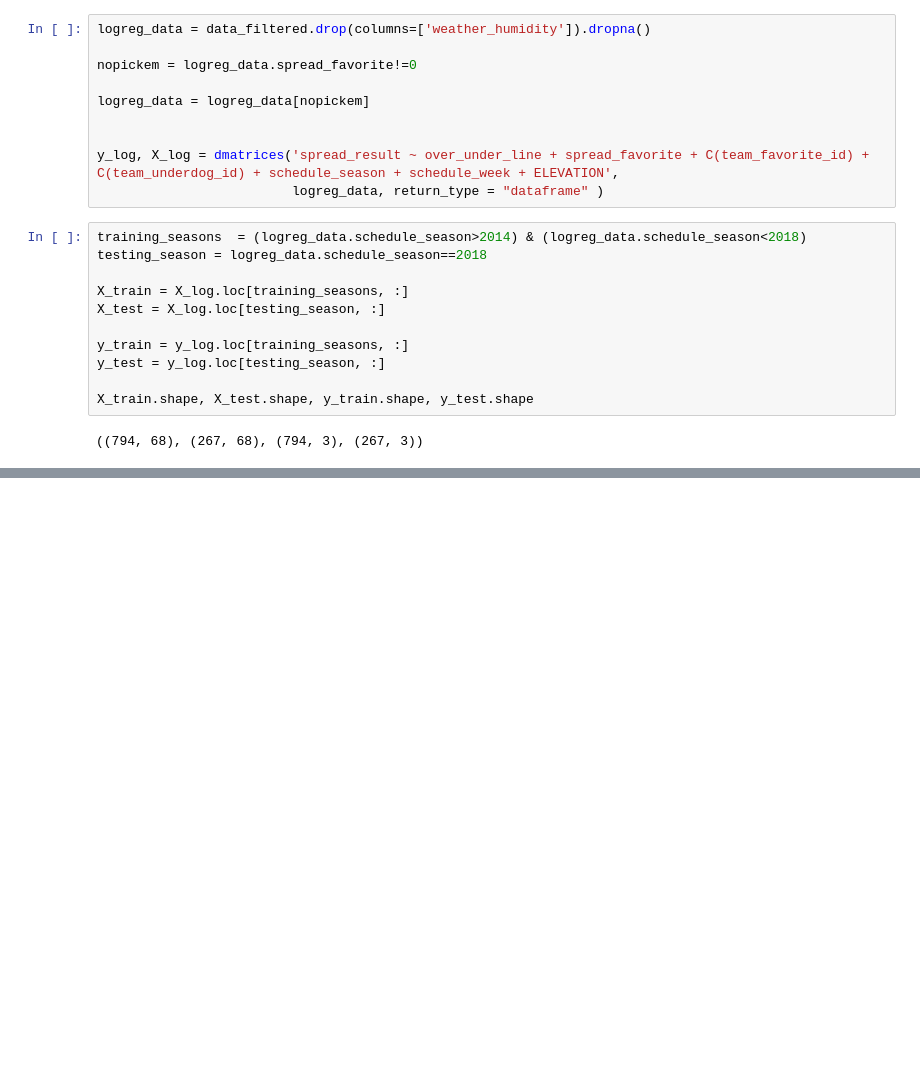
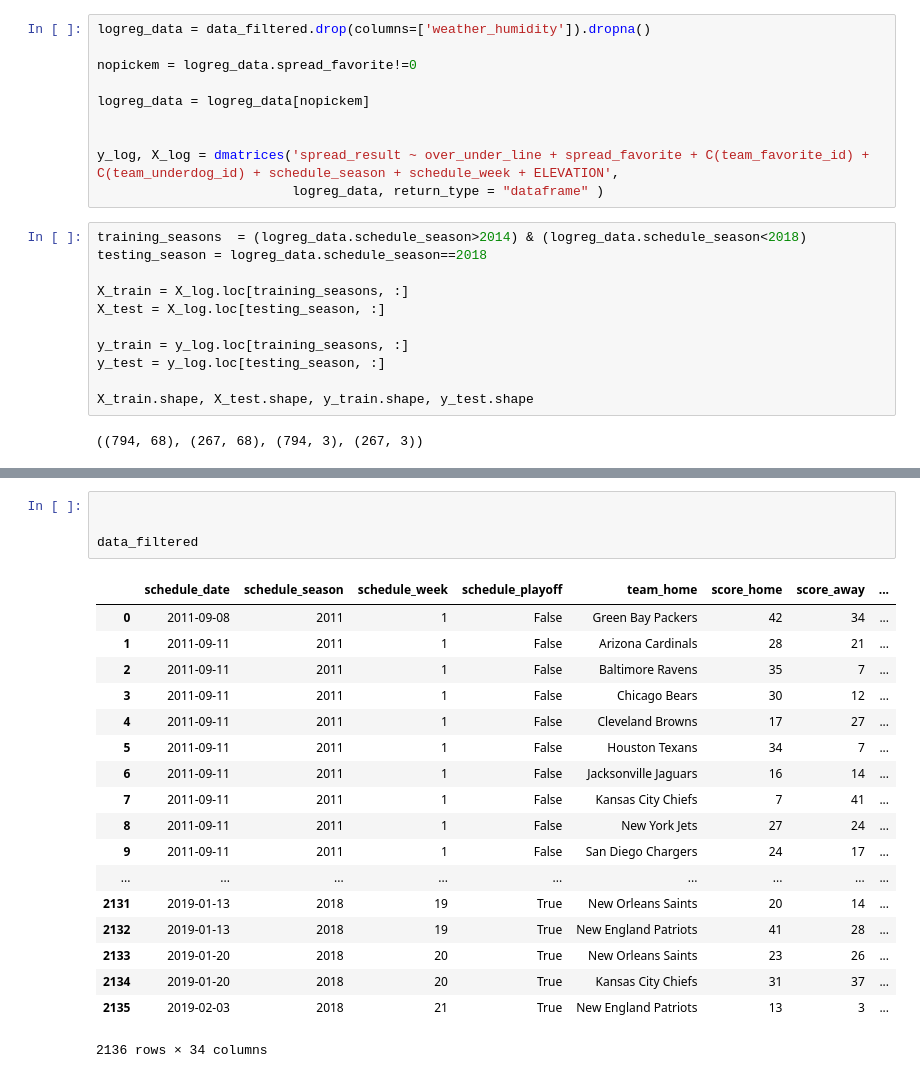
Before and after one commit to ortsed/mod5_project, a Jupyter notebook: NFL Betting Sandbox.ipynb, the cells around one changed output, grey strips where cells are left out. Saved outputs shown, nothing was run; the diff lists cells and outputs as text; blank space fills up the shorter version.

```diff
--- a/NFL Betting Sandbox.ipynb
+++ b/NFL Betting Sandbox.ipynb
@@ -560,3 +597,26 @@ Logit Regression Results
 | schedule_season | 0.1413 | 0.100 | 1.417 | 0.157 | -0.054 | 0.337 |
 | schedule_week | 0.0309 | 0.015 | 2.062 | 0.039 | 0.002 | 0.060 |
 | ELEVATION | -0.0002 | 0.000 | -0.589 | 0.556 | -0.001 | 0.000 |
+# %%
+
+
+data_filtered
+# %% [output]
+|  | schedule_date | schedule_season | schedule_week | schedule_playoff | team_home | score_home | score_away | ... |
+| 0 | 2011-09-08 | 2011 | 1 | False | Green Bay Packers | 42 | 34 | ... |
+| 1 | 2011-09-11 | 2011 | 1 | False | Arizona Cardinals | 28 | 21 | ... |
+| 2 | 2011-09-11 | 2011 | 1 | False | Baltimore Ravens | 35 | 7 | ... |
+| 3 | 2011-09-11 | 2011 | 1 | False | Chicago Bears | 30 | 12 | ... |
+| 4 | 2011-09-11 | 2011 | 1 | False | Cleveland Browns | 17 | 27 | ... |
+| 5 | 2011-09-11 | 2011 | 1 | False | Houston Texans | 34 | 7 | ... |
+| 6 | 2011-09-11 | 2011 | 1 | False | Jacksonville Jaguars | 16 | 14 | ... |
+| 7 | 2011-09-11 | 2011 | 1 | False | Kansas City Chiefs | 7 | 41 | ... |
+| 8 | 2011-09-11 | 2011 | 1 | False | New York Jets | 27 | 24 | ... |
+| 9 | 2011-09-11 | 2011 | 1 | False | San Diego Chargers | 24 | 17 | ... |
+| ... | ... | ... | ... | ... | ... | ... | ... | ... |
+| 2131 | 2019-01-13 | 2018 | 19 | True | New Orleans Saints | 20 | 14 | ... |
+| 2132 | 2019-01-13 | 2018 | 19 | True | New England Patriots | 41 | 28 | ... |
+| 2133 | 2019-01-20 | 2018 | 20 | True | New Orleans Saints | 23 | 26 | ... |
+| 2134 | 2019-01-20 | 2018 | 20 | True | Kansas City Chiefs | 31 | 37 | ... |
+| 2135 | 2019-02-03 | 2018 | 21 | True | New England Patriots | 13 | 3 | ... |
+2136 rows × 34 columns
```
Also changed, not shown: parts of 37 cells of this notebook.
